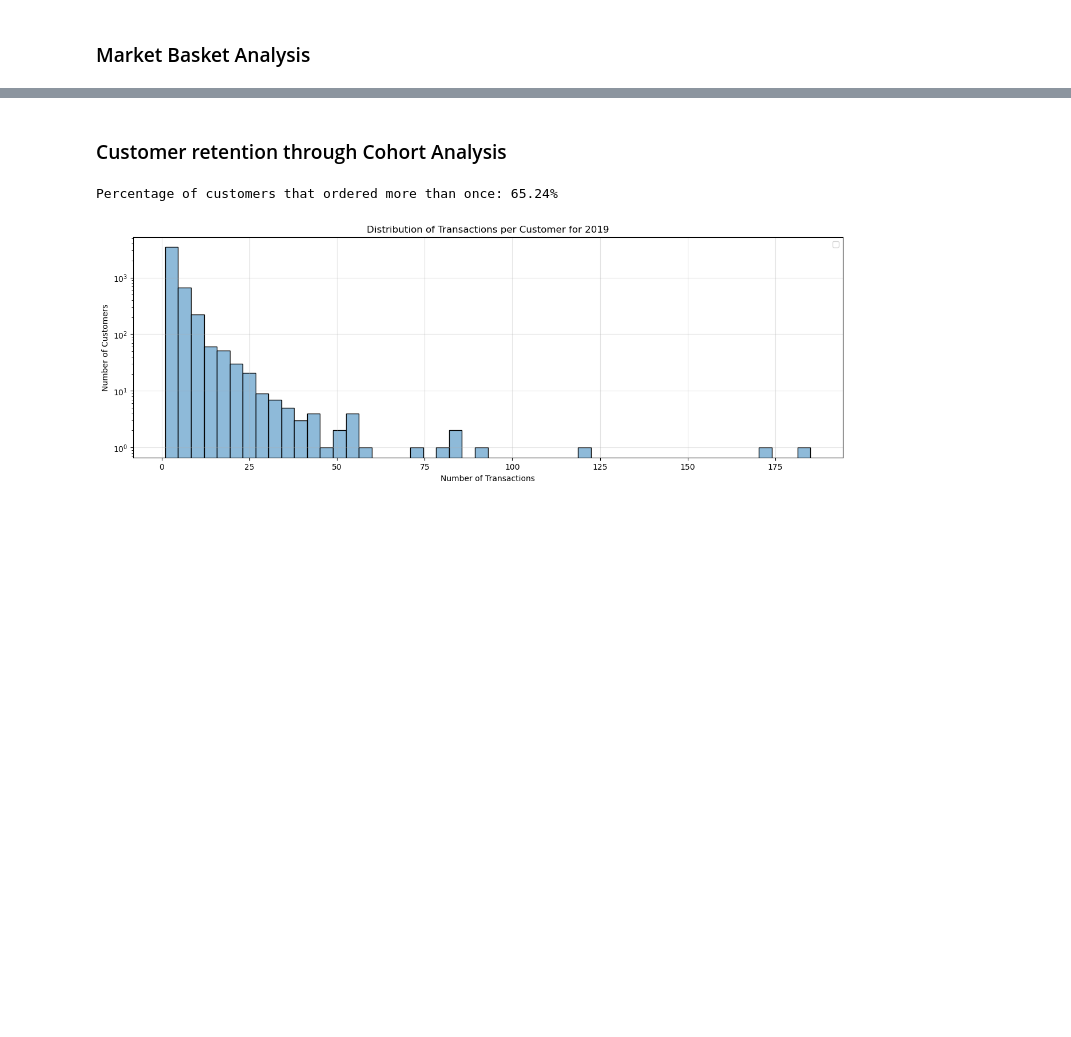
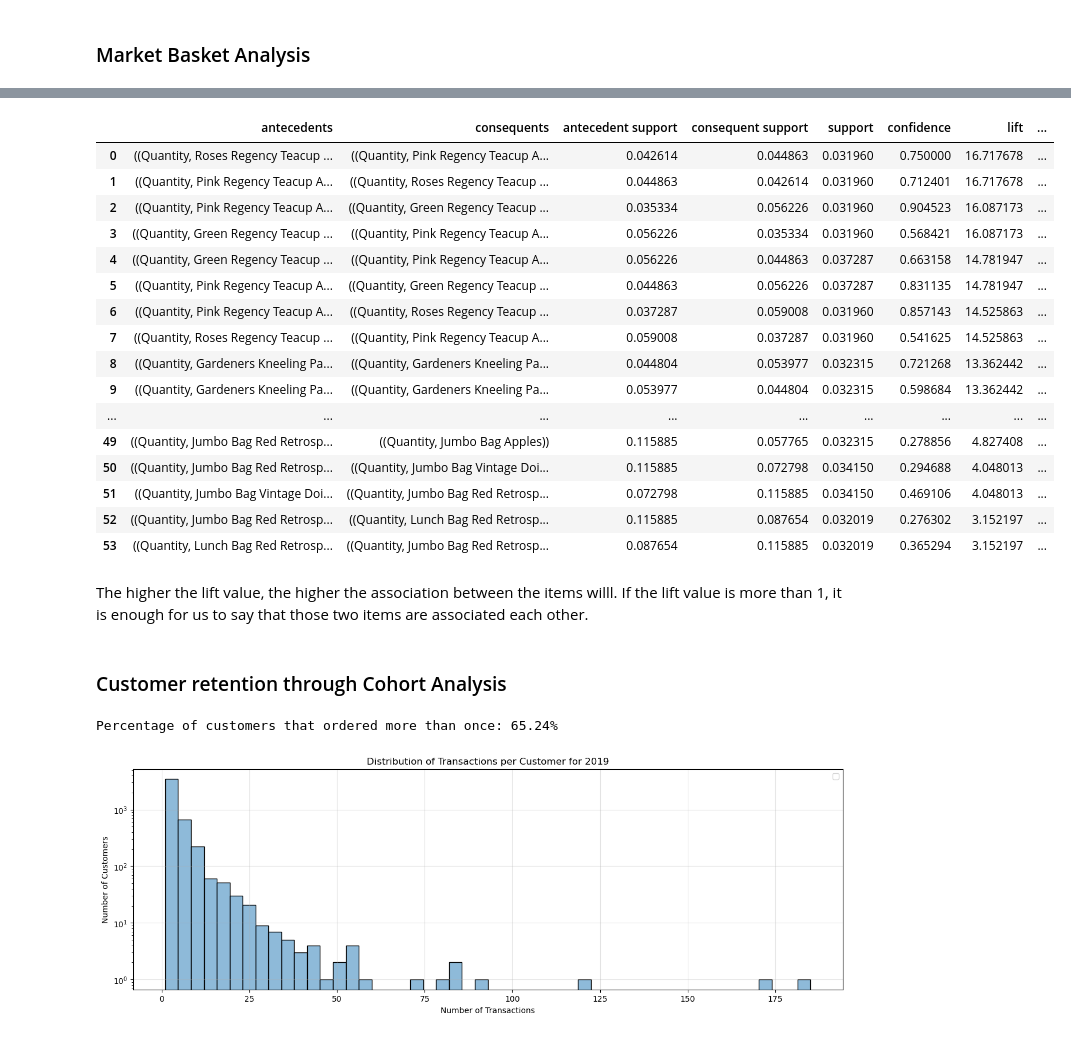
Before and after one commit to SyNikolai/EcommerceAnalytics, a Jupyter notebook: ecommerce.ipynb, the cells around one changed output, grey strips where cells are left out. Drawn from its saved outputs; the diff is of its cells as text; code cells hidden in the pictures; blank space fills up the shorter version.

Commit message:
Updated the Market basket analysis

```diff
--- a/ecommerce.ipynb
+++ b/ecommerce.ipynb
@@ -637,3 +625,3 @@ Index(['Transaction_id', 'Date', 'Product_id', 'Product_name', 'Price',
 # %%
-# Aggregate the data by Transaction_id and Product_id
-agg_df = df.groupby(['Transaction_id', 'Product_id'])['Quantity'].sum().unstack().reset_index().fillna(0).set_index('Transaction_id')
+# Create a new dataframe for the market basket analysis
+mba =  df.groupby(by=["Transaction_id","Product_name"]).agg({"Quantity":np.sum}).unstack().reset_index().fillna(0).set_index("Transaction_id")
@@ -678,0 +628,3 @@ Index(['Transaction_id', 'Date', 'Product_id', 'Product_name', 'Price',
+# %%
+# Encode data (1 if there is at least one purchase of the product, 0 if none)
+mba = mba.applymap(lambda x: 0 if (x<=0) else 1)
@@ -678,0 +647,3 @@ Index(['Transaction_id', 'Date', 'Product_id', 'Product_name', 'Price',
+# %%
+# Filtering transactions with more than one item
+mba =  mba[(mba>0).sum(axis=1)>=2]
@@ -678,0 +666,5 @@ Index(['Transaction_id', 'Date', 'Product_id', 'Product_name', 'Price',
+# %%
+# Use the apriori algorith to find the frequently bought item sets bought in the data
+freq_itemsets =  apriori(mba, min_support=0.03, use_colnames=True).sort_values("support",ascending=False).reset_index(drop=True)
+freq_itemsets["length"] = freq_itemsets["itemsets"].apply(lambda x: len(x))
+freq_itemsets
@@ -679,3 +685,27 @@ Index(['Transaction_id', 'Date', 'Product_id', 'Product_name', 'Price',
+# %%
+# Find the association rules
+rules = association_rules(freq_itemsets, metric="lift", min_threshold=1).sort_values("lift", ascending=False).reset_index(drop=True)
+rules #need to fix antecedents and consequents values , they should not contain the word Quantity
+# %% [output]
+|  | antecedents | consequents | antecedent support | consequent support | support | confidence | lift | ... |
+| 0 | ((Quantity, Roses Regency Teacup ... | ((Quantity, Pink Regency Teacup A... | 0.042614 | 0.044863 | 0.031960 | 0.750000 | 16.717678 | ... |
+| 1 | ((Quantity, Pink Regency Teacup A... | ((Quantity, Roses Regency Teacup ... | 0.044863 | 0.042614 | 0.031960 | 0.712401 | 16.717678 | ... |
+| 2 | ((Quantity, Pink Regency Teacup A... | ((Quantity, Green Regency Teacup ... | 0.035334 | 0.056226 | 0.031960 | 0.904523 | 16.087173 | ... |
+| 3 | ((Quantity, Green Regency Teacup ... | ((Quantity, Pink Regency Teacup A... | 0.056226 | 0.035334 | 0.031960 | 0.568421 | 16.087173 | ... |
+| 4 | ((Quantity, Green Regency Teacup ... | ((Quantity, Pink Regency Teacup A... | 0.056226 | 0.044863 | 0.037287 | 0.663158 | 14.781947 | ... |
+| 5 | ((Quantity, Pink Regency Teacup A... | ((Quantity, Green Regency Teacup ... | 0.044863 | 0.056226 | 0.037287 | 0.831135 | 14.781947 | ... |
+| 6 | ((Quantity, Pink Regency Teacup A... | ((Quantity, Roses Regency Teacup ... | 0.037287 | 0.059008 | 0.031960 | 0.857143 | 14.525863 | ... |
+| 7 | ((Quantity, Roses Regency Teacup ... | ((Quantity, Pink Regency Teacup A... | 0.059008 | 0.037287 | 0.031960 | 0.541625 | 14.525863 | ... |
+| 8 | ((Quantity, Gardeners Kneeling Pa... | ((Quantity, Gardeners Kneeling Pa... | 0.044804 | 0.053977 | 0.032315 | 0.721268 | 13.362442 | ... |
+| 9 | ((Quantity, Gardeners Kneeling Pa... | ((Quantity, Gardeners Kneeling Pa... | 0.053977 | 0.044804 | 0.032315 | 0.598684 | 13.362442 | ... |
+| ... | ... | ... | ... | ... | ... | ... | ... | ... |
+| 49 | ((Quantity, Jumbo Bag Red Retrosp... | ((Quantity, Jumbo Bag Apples)) | 0.115885 | 0.057765 | 0.032315 | 0.278856 | 4.827408 | ... |
+| 50 | ((Quantity, Jumbo Bag Red Retrosp... | ((Quantity, Jumbo Bag Vintage Doi... | 0.115885 | 0.072798 | 0.034150 | 0.294688 | 4.048013 | ... |
+| 51 | ((Quantity, Jumbo Bag Vintage Doi... | ((Quantity, Jumbo Bag Red Retrosp... | 0.072798 | 0.115885 | 0.034150 | 0.469106 | 4.048013 | ... |
+| 52 | ((Quantity, Jumbo Bag Red Retrosp... | ((Quantity, Lunch Bag Red Retrosp... | 0.115885 | 0.087654 | 0.032019 | 0.276302 | 3.152197 | ... |
+| 53 | ((Quantity, Lunch Bag Red Retrosp... | ((Quantity, Jumbo Bag Red Retrosp... | 0.087654 | 0.115885 | 0.032019 | 0.365294 | 3.152197 | ... |
+# %% [markdown]
+The higher the lift value, the higher the association between the items willl. If the lift value is more than 1, it is enough for us to say that those two items are associated each other.
 # %% [markdown]
 ### Customer retention through Cohort Analysis <a class="anchor" id="customer-retention-through-cohort-analysis"></a>
 # %%
```
Also changed, not shown: parts of 14 cells of this notebook.
